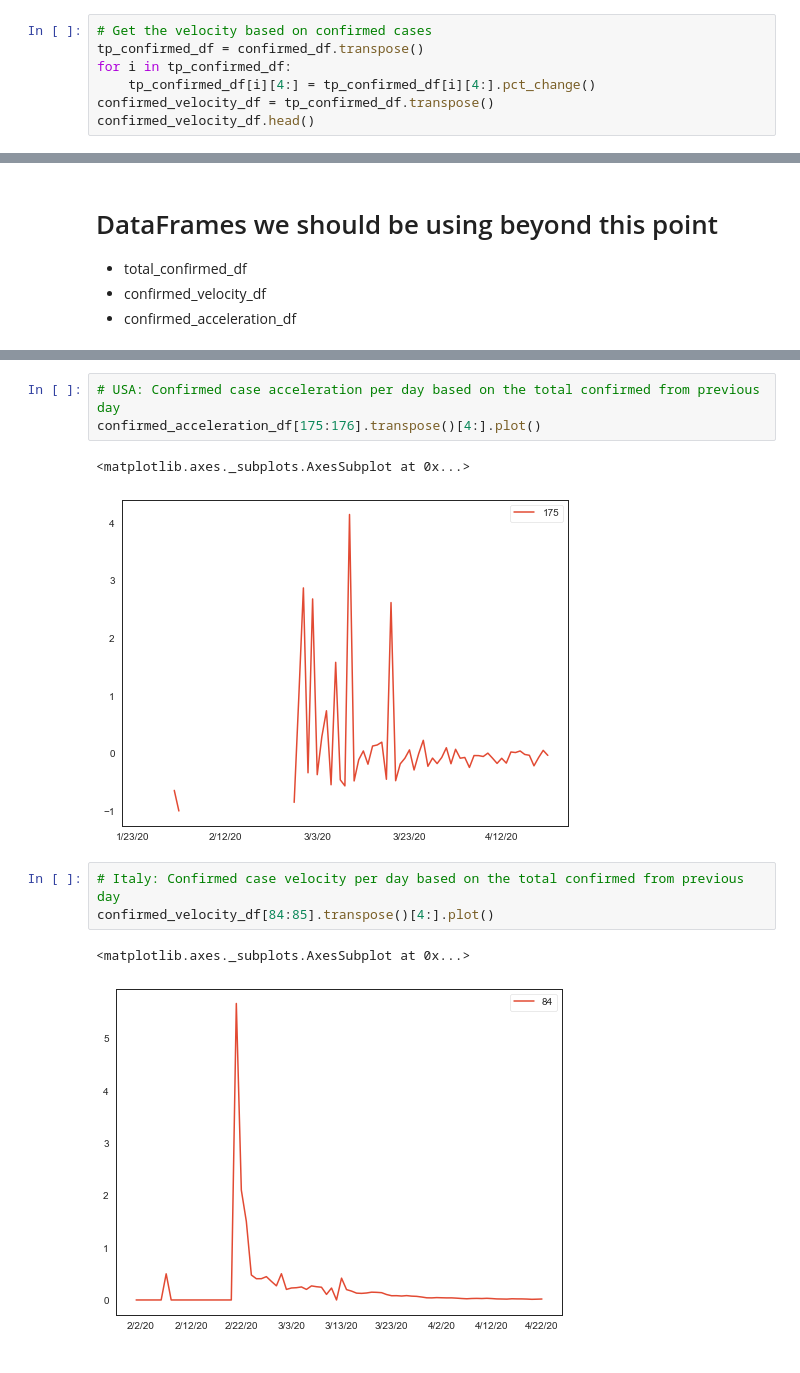
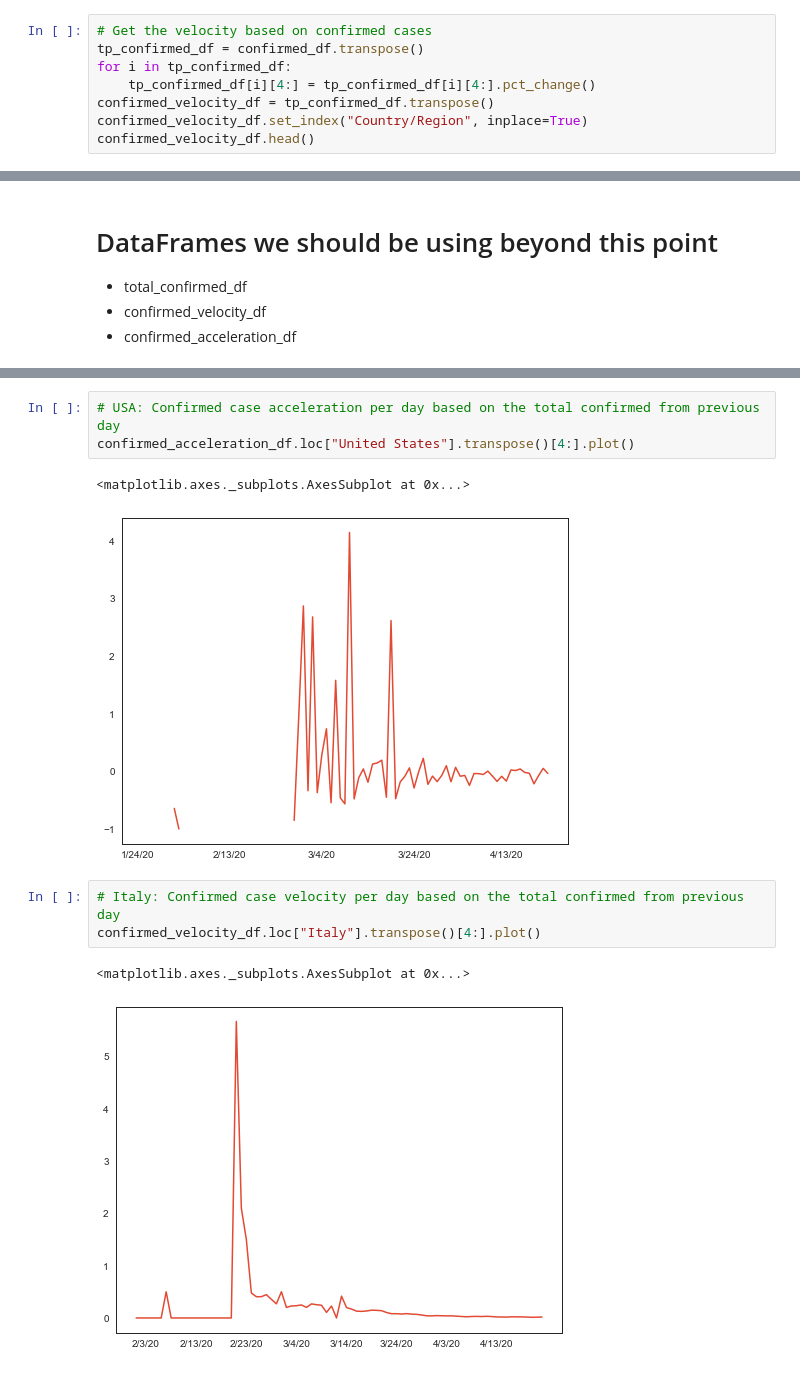
Before and after one commit to dtangster/cmpe256, a Jupyter notebook: hidden_dragon.ipynb, the cells around one changed output, grey strips where cells are left out. Saved outputs shown, nothing was run; the diff lists cells and outputs as text.

Commit message:
Use country as index for velocity and acceleration of confirmed cases

```diff
--- a/hidden_dragon.ipynb
+++ b/hidden_dragon.ipynb
@@ -581,5 +581,6 @@ tp_confirmed_df = confirmed_df.transpose()
 for i in tp_confirmed_df:
     tp_confirmed_df[i][4:] = tp_confirmed_df[i][4:].pct_change()
 confirmed_velocity_df = tp_confirmed_df.transpose()
+confirmed_velocity_df.set_index("Country/Region", inplace=True)
 confirmed_velocity_df.head()
 # %% [output]
@@ -619,14 +623,14 @@ confirmed_velocity_df[175:176].transpose()[4:].plot()
 # %%
 # USA: Confirmed case acceleration per day based on the total confirmed from previous day
-confirmed_acceleration_df[175:176].transpose()[4:].plot()
+confirmed_acceleration_df.loc["United States"].transpose()[4:].plot()
 # %% [output]
 <matplotlib.axes._subplots.AxesSubplot at 0x...>
-[figure, old version]
+[figure, new version]
 # %%
 # Italy: Confirmed case velocity per day based on the total confirmed from previous day
-confirmed_velocity_df[84:85].transpose()[4:].plot()
+confirmed_velocity_df.loc["Italy"].transpose()[4:].plot()
 # %% [output]
 <matplotlib.axes._subplots.AxesSubplot at 0x...>
-[figure, old version]
+[figure, new version]
 # %%
 # Italy: Confirmed case acceleration per day based on the total confirmed from previous day
```
Also changed, not shown: parts of 12 cells of this notebook.
